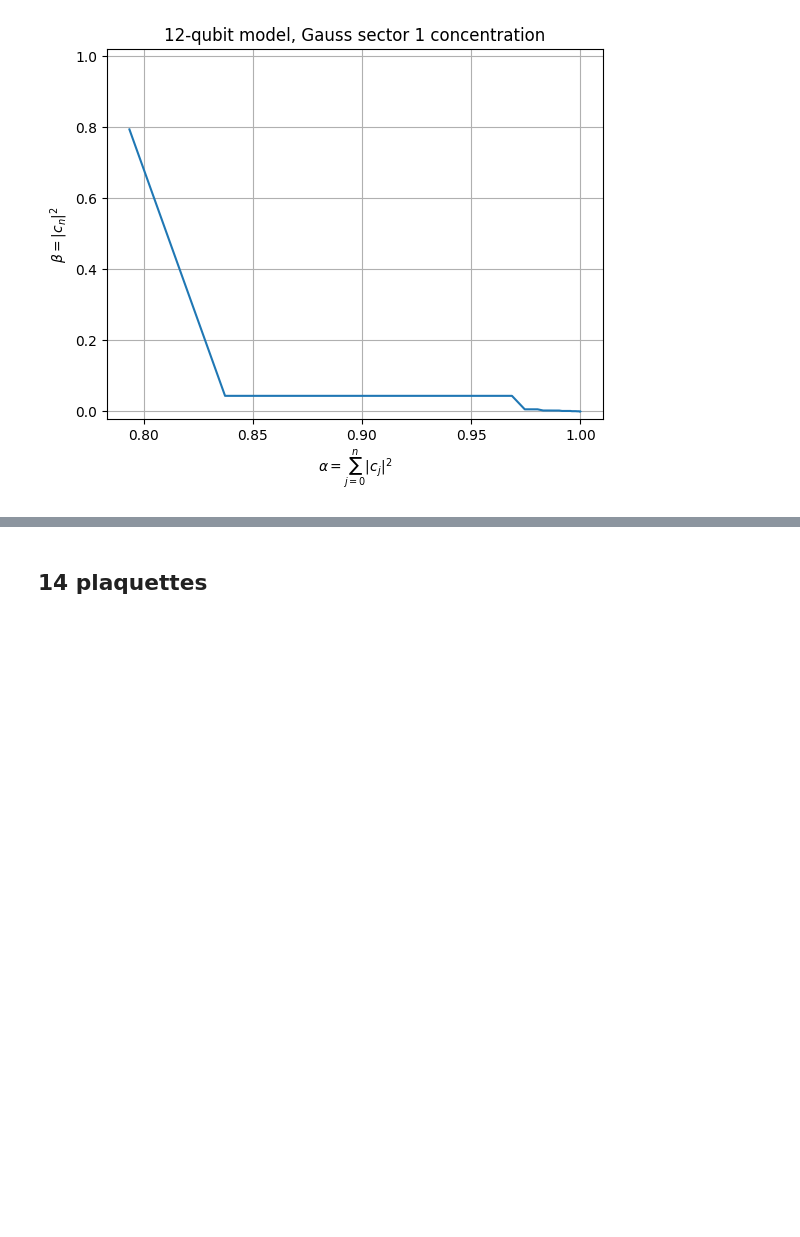
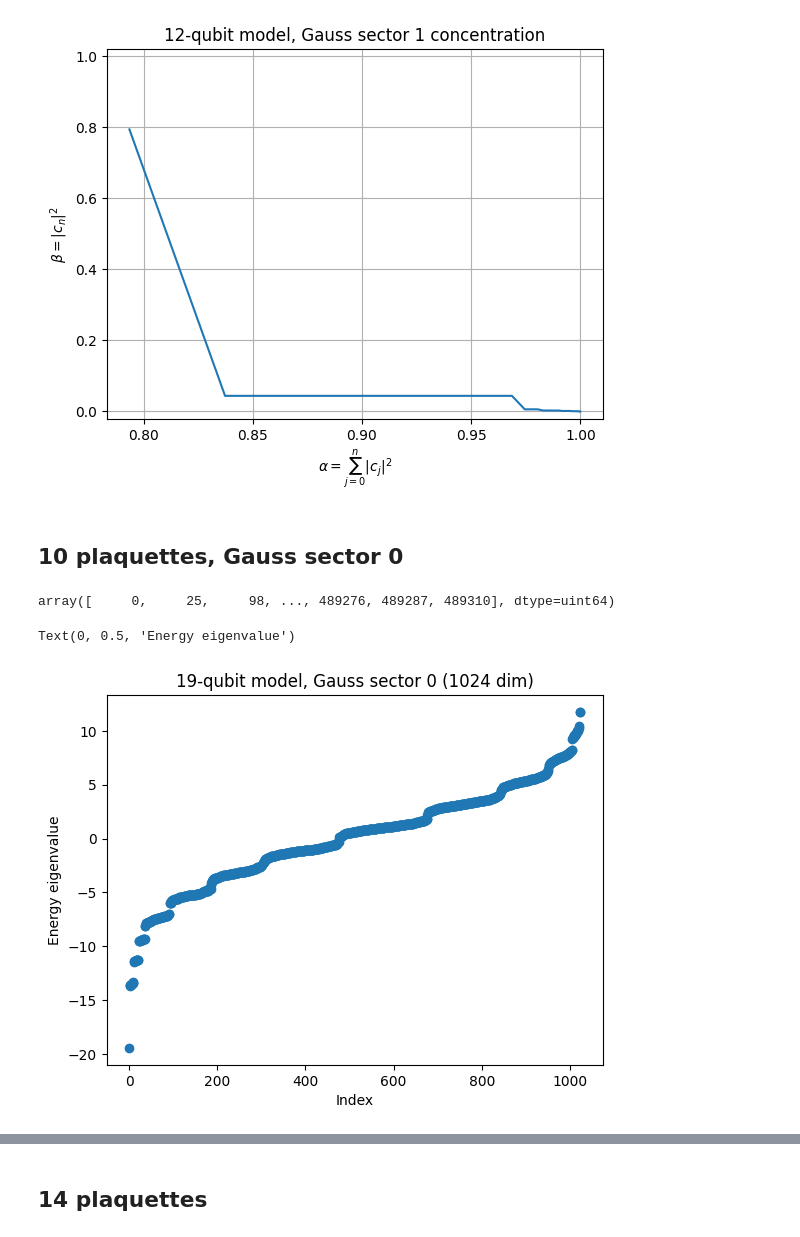
Before and after one commit to UTokyo-ICEPP/heavyhex-qft, a Jupyter notebook: notebooks/triangular_z2.ipynb, the cells around one changed output, grey strips where cells are left out. Drawn from its saved outputs; the diff is of its cells as text; code cells hidden in the pictures; blank space fills up the shorter version.

```diff
--- a/notebooks/triangular_z2.ipynb
+++ b/notebooks/triangular_z2.ipynb
@@ -182,3 +186,32 @@ plt.ylim(-0.02, 1.02)
 plt.grid(True)
 # %% [output]
 [figure]
+# %% [markdown]
+## 10 plaquettes, Gauss sector 0
+# %%
+configuration = '''
+ * * *
+* * * *
+ * * *
+'''
+lattice = TriangularZ2Lattice(configuration)
+
+hamiltonian = lattice.make_hamiltonian(0.5)
+
+target_parity = [0] * lattice.num_vertices
+subspace = lattice.charge_subspace(target_parity)
+subspace_hamiltonian = subspace_projection(hamiltonian, subspace)
+evals, evecs = np.linalg.eigh(subspace_hamiltonian)
+# %%
+subspace
+# %% [output]
+array([     0,     25,     98, ..., 489276, 489287, 489310], dtype=uint64)
+# %%
+indices = np.arange(evals.shape[0])
+plt.scatter(indices, evals)
+plt.title('19-qubit model, Gauss sector 0 (1024 dim)')
+plt.xlabel('Index')
+plt.ylabel('Energy eigenvalue')
+# %% [output]
+Text(0, 0.5, 'Energy eigenvalue')
+[figure, added]
```
Also changed, not shown: parts of 10 cells of this notebook.
